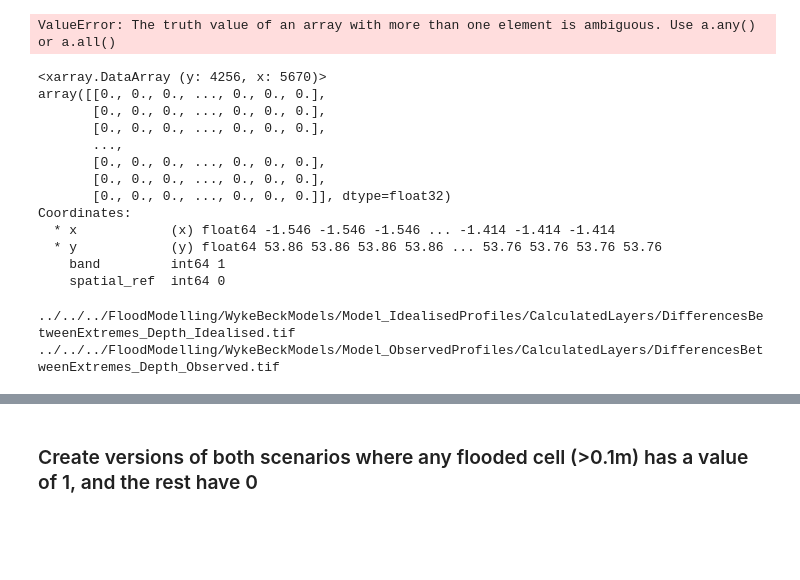
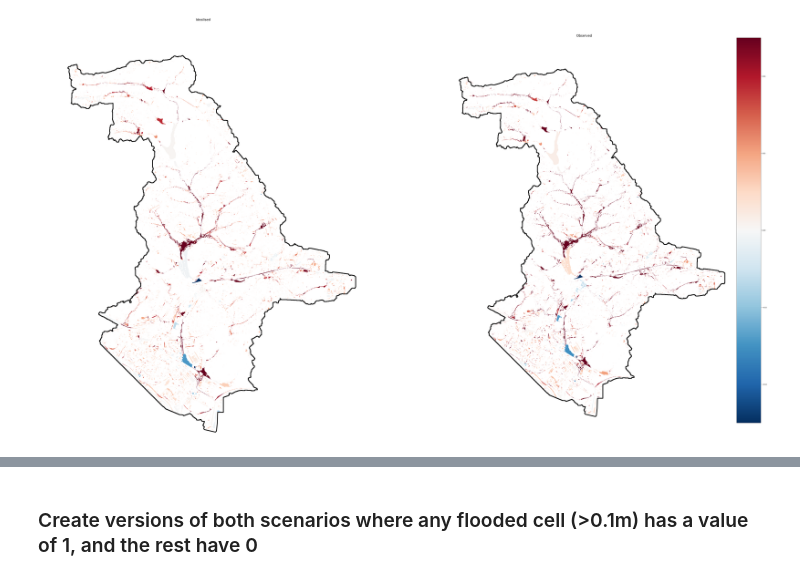
Before and after one commit to masher92/UKCP18, a Jupyter notebook: CatchmentAnalysis/ProcessModelResults/SpatialPlots-Copy1.ipynb, the cells around one changed output, grey strips where cells are left out. Drawn from its saved outputs; the diff is of its cells as text; code cells hidden in the pictures; blank space fills up the shorter version.

Commit message:
plots working, I wasnt zoomed in enough before to see

```diff
--- a/CatchmentAnalysis/ProcessModelResults/SpatialPlots-Copy1.ipynb
+++ b/CatchmentAnalysis/ProcessModelResults/SpatialPlots-Copy1.ipynb
@@ -210,9 +210,7 @@ def plot_difference_between_extremes(catchment_dict, variable_name, method_name,
     #######################################
     fp = model_directory + f"CalculatedLayers/DifferencesBetweenExtremes_{variable_name}_{method_name}.tif"
     array = rasterio.open(fp)
-    array = np.ma.masked_array(array[0], single_cropped_image[0] < 0.001)
-    array = np.ma.masked_array(array, np.nan(array))
-    image = plot.show(array, ax=ax,  cmap='RdBu_r',  vmin=-0.05,  vmax=0.05)
+    image = plot.show(array, ax=ax,  cmap='RdBu_r',  vmin=-0.5,  vmax=0.05)
 
     #######################################
     # Format
@@ -371,45 +229,0 @@ array([[0., 0., 0., ..., 0., 0., 0.],
-# %%
-most_extreme = prep_for_folium_plotting(model_directory+ f"{most_extreme_str}/{variable_name} (Max).{catchment_dict['name_str']}.tif")
-most_extreme_nonans= most_extreme.copy()
-# For this array:
-    # Set NaN values to 0, if they are not NaN in the other day
-# most_extreme_nonans.data[np.isnan(most_extreme_nonans.data.data)] = 0
-
-# Sets values to 0 which are not np.nan in the other dataset
-most_extreme.data[~np.isnan(least_extreme.data) and np.isnan(most_extreme.data)] = 0
-# most_extreme.data[(~np.isnan(least_extreme.data) & np.isnan(most_extreme.data)).all()] = 0
-
-
-(~np.isnan(least_extreme.data) & np.isnan(most_extreme.data)).any()
-
-
-
-
-# least_extreme = prep_for_folium_plotting(model_directory+ f"{least_extreme_str}/{variable_name} (Max).{catchment_dict['name_str']}.tif")
-# least_extreme_nonans= least_extreme.copy()
-# least_extreme_nonans.data[np.isnan(least_extreme_nonans.data)] = 0
-
-# diff= most_extreme_nonans -least_extreme_nonans
-# diff.data[np.isnan(most_extreme.data) and np.isnan(least_extreme.data)] = np.nan
-# # diff.data[np.isnan(least_extreme.data)] = np.nan
-# diff
-# %% [output]
-ValueError: The truth value of an array with more than one element is ambiguous. Use a.any() or a.all()
-# %%
-diff= most_extreme -least_extreme
-# diff.data[diff.data ==0] = np.nan
-diff
-# %% [output]
-<xarray.DataArray (y: 4256, x: 5670)>
-array([[0., 0., 0., ..., 0., 0., 0.],
-       [0., 0., 0., ..., 0., 0., 0.],
-       [0., 0., 0., ..., 0., 0., 0.],
-       ...,
-       [0., 0., 0., ..., 0., 0., 0.],
-       [0., 0., 0., ..., 0., 0., 0.],
-       [0., 0., 0., ..., 0., 0., 0.]], dtype=float32)
-Coordinates:
-  * x            (x) float64 -1.546 -1.546 -1.546 ... -1.414 -1.414 -1.414
-  * y            (y) float64 53.86 53.86 53.86 53.86 ... 53.76 53.76 53.76 53.76
-    band         int64 1
-    spatial_ref  int64 0
@@ -458,6 +229,0 @@ Coordinates:
-# %%
-find_difference_between_extremes(wb_dict, 'Depth', 'Idealised')
-find_difference_between_extremes(wb_dict, 'Depth', 'Observed')
-# %% [output]
-../../../FloodModelling/WykeBeckModels/Model_IdealisedProfiles/CalculatedLayers/DifferencesBetweenExtremes_Depth_Idealised.tif
-../../../FloodModelling/WykeBeckModels/Model_ObservedProfiles/CalculatedLayers/DifferencesBetweenExtremes_Depth_Observed.tif
@@ -463,0 +233,8 @@ find_difference_between_extremes(wb_dict, 'Depth', 'Observed')
+# %%
+fig, axs = plt.subplots(ncols=2, figsize=(80, 160))
+plot_difference_between_extremes(wb_dict, 'Depth', 'Idealised', axs[0], False)
+plot_difference_between_extremes(wb_dict, 'Depth', 'Observed', axs[1], False, True)
+# fig.savefig("test.jpg",dpi=2000)
+# fig.savefig('myimage.jpg', format='jpg', dpi=1200)
+# %% [output]
+[figure, added]
```
Also changed, not shown: parts of 52 cells of this notebook.
